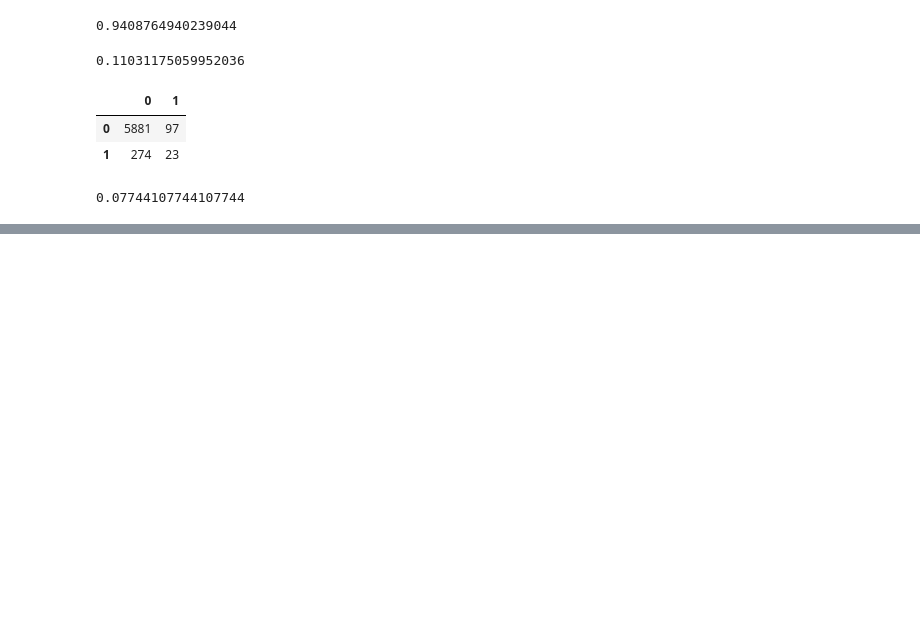
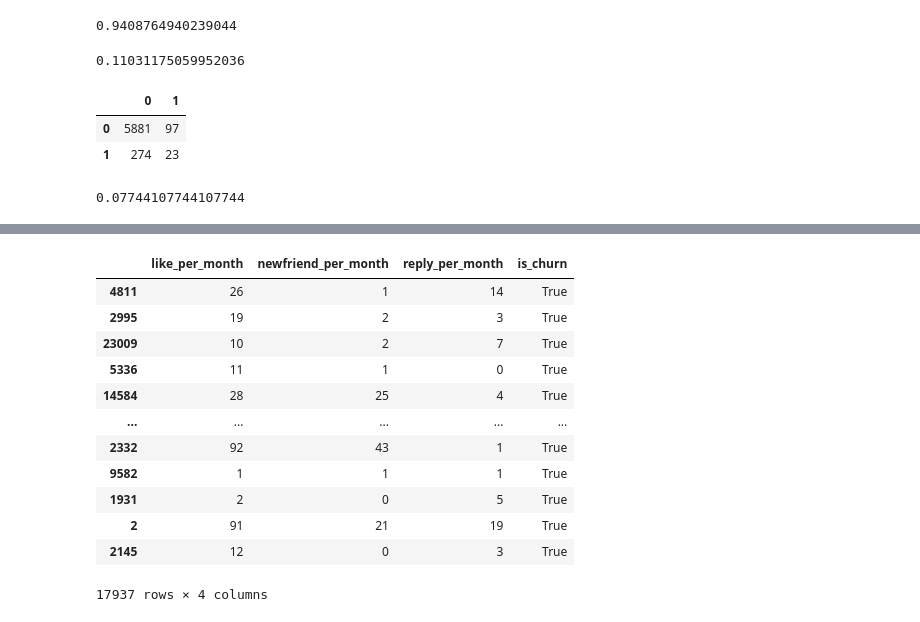
Before and after one commit to IrinaMax/Study_1, a Jupyter notebook: MIGO_work.ipynb, the cells around one changed output, grey strips where cells are left out. Drawn from its saved outputs; the diff is of its cells as text; code cells hidden in the pictures; blank space fills up the shorter version.

```diff
--- a/MIGO_work.ipynb
+++ b/MIGO_work.ipynb
@@ -187,0 +239,20 @@ recall_score(y_test, rfc_pred)
+# %%
+ch_upsampled = resample(ch,
+                          replace=True, # sample with replacement
+                          n_samples=len(nch), # match number in majority class
+                          random_state=27) # reproducible results
+ch_upsampled
+# %% [output]
+|  | like_per_month | newfriend_per_month | reply_per_month | is_churn |
+| 4811 | 26 | 1 | 14 | True |
+| 2995 | 19 | 2 | 3 | True |
+| 23009 | 10 | 2 | 7 | True |
+| 5336 | 11 | 1 | 0 | True |
+| 14584 | 28 | 25 | 4 | True |
+| ... | ... | ... | ... | ... |
+| 2332 | 92 | 43 | 1 | True |
+| 9582 | 1 | 1 | 1 | True |
+| 1931 | 2 | 0 | 5 | True |
+| 2 | 91 | 21 | 19 | True |
+| 2145 | 12 | 0 | 3 | True |
+17937 rows × 4 columns
```
Also changed, not shown: parts of 16 cells of this notebook.
